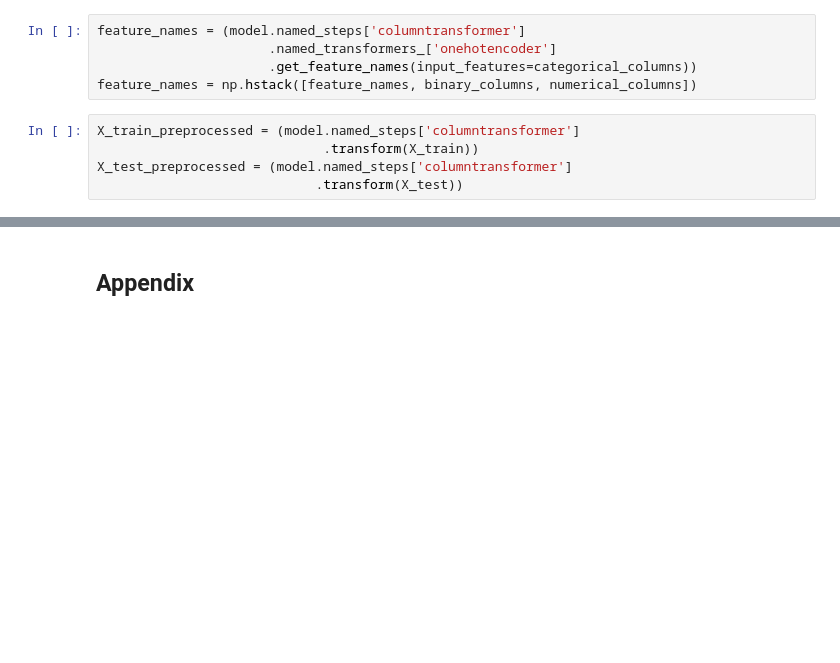
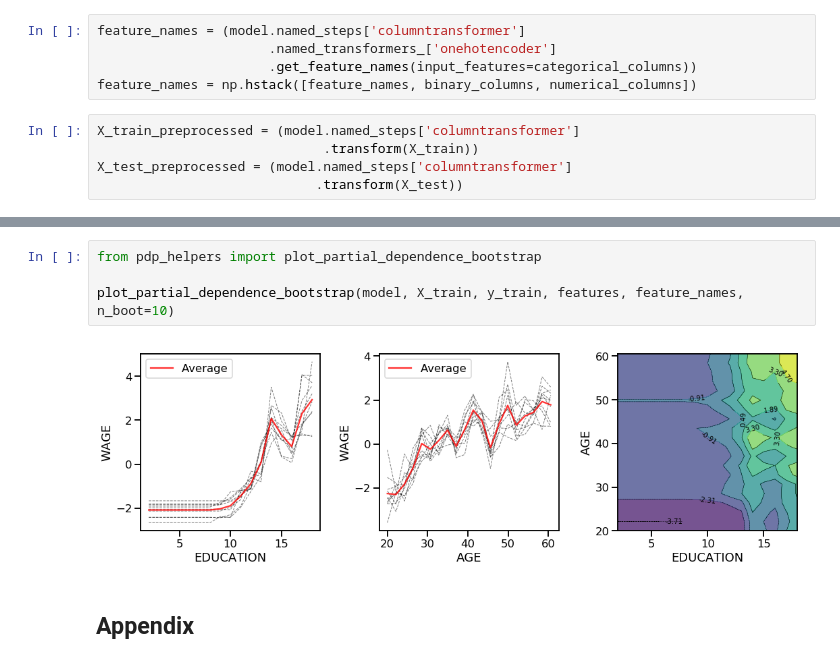
Before and after one commit to glemaitre/scikit-learn-workshop-2019, a Jupyter notebook: notebook.ipynb, the cells around one changed output, grey strips where cells are left out. Saved outputs shown, nothing was run; the diff lists cells and outputs as text; blank space fills up the shorter version.

```diff
--- a/notebook.ipynb
+++ b/notebook.ipynb
@@ -705,3 +692,9 @@ plot_partial_dependence(
+# %%
+from pdp_helpers import plot_partial_dependence_bootstrap
+
+plot_partial_dependence_bootstrap(model, X_train, y_train, features, feature_names, n_boot=10)
+# %% [output]
+[figure, added]
 # %% [markdown]
 ## Appendix
 # %% [markdown]
```
Also changed, not shown: parts of 42 cells of this notebook, 1 other file.
